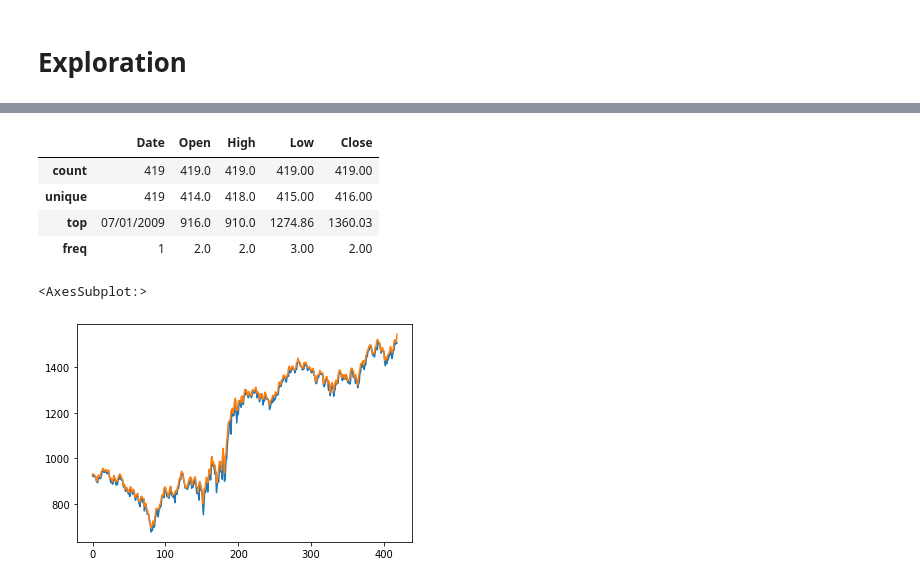
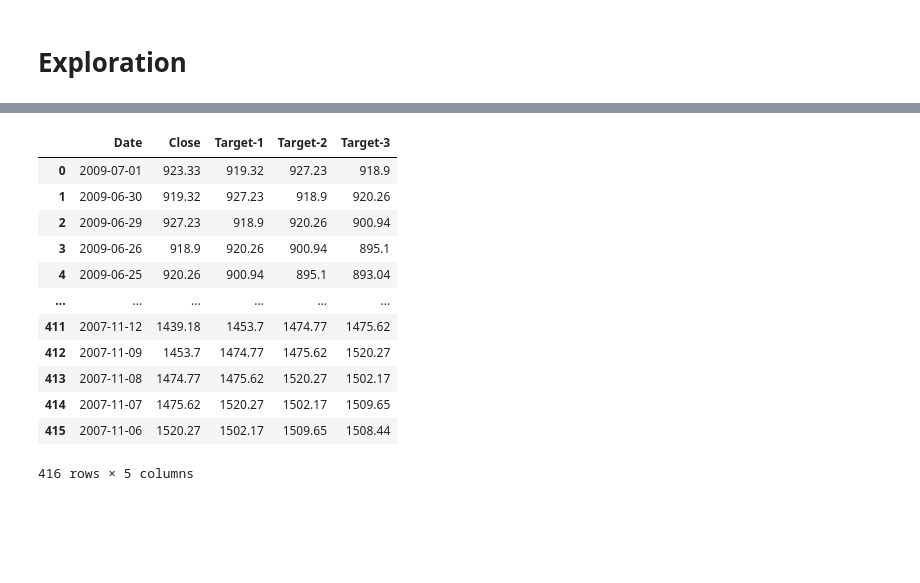
Before and after one commit to harrywiner/stockmarket-analysis, a Jupyter notebook: exploration.ipynb, the cells around one changed output, grey strips where cells are left out. Cells and saved outputs as stored; diff of their text form; code cells hidden in the pictures; blank space fills up the shorter version.

```diff
--- a/exploration.ipynb
+++ b/exploration.ipynb
@@ -15,0 +35,7 @@ df = pd.DataFrame(raw,columns=["Date","Open","High","Low","Close"])
+# %%
+def str_to_datetime(s):
+    split = s.split('/')
+    month, day, year = int(split[0]), int(split[1]), int(split[2])
+    return datetime.datetime(day= day, month=month, year=year)
+
+df["Date"] = df["Date"].apply(str_to_datetime)
@@ -16,14 +91,22 @@ df = pd.DataFrame(raw,columns=["Date","Open","High","Low","Close"])
+# %%
+df = df.drop(["Open", "High", "Low"], axis= 1)
+n = 3
+for i in range(1, n+1):
+    df[f"Target-{i}"] = df["Close"].shift(-(i))
+df = df.drop([416,417,418])
 # %%
-df.describe()
+df
 # %% [output]
-|  | Date | Open | High | Low | Close |
-| count | 419 | 419.0 | 419.0 | 419.00 | 419.00 |
-| unique | 419 | 414.0 | 418.0 | 415.00 | 416.00 |
-| top | 07/01/2009 | 916.0 | 910.0 | 1274.86 | 1360.03 |
-| freq | 1 | 2.0 | 2.0 | 3.00 | 2.00 |
+|  | Date | Close | Target-1 | Target-2 | Target-3 |
+| 0 | 2009-07-01 | 923.33 | 919.32 | 927.23 | 918.9 |
+| 1 | 2009-06-30 | 919.32 | 927.23 | 918.9 | 920.26 |
+| 2 | 2009-06-29 | 927.23 | 918.9 | 920.26 | 900.94 |
+| 3 | 2009-06-26 | 918.9 | 920.26 | 900.94 | 895.1 |
+| 4 | 2009-06-25 | 920.26 | 900.94 | 895.1 | 893.04 |
+| ... | ... | ... | ... | ... | ... |
+| 411 | 2007-11-12 | 1439.18 | 1453.7 | 1474.77 | 1475.62 |
+| 412 | 2007-11-09 | 1453.7 | 1474.77 | 1475.62 | 1520.27 |
+| 413 | 2007-11-08 | 1474.77 | 1475.62 | 1520.27 | 1502.17 |
+| 414 | 2007-11-07 | 1475.62 | 1520.27 | 1502.17 | 1509.65 |
+| 415 | 2007-11-06 | 1520.27 | 1502.17 | 1509.65 | 1508.44 |
+416 rows × 5 columns
-# %%
-df["Close"].plot()
-df["High"].plot()
-# %% [output]
-<AxesSubplot:>
-[figure, removed]
```
Also changed, not shown: parts of 11 cells of this notebook.
